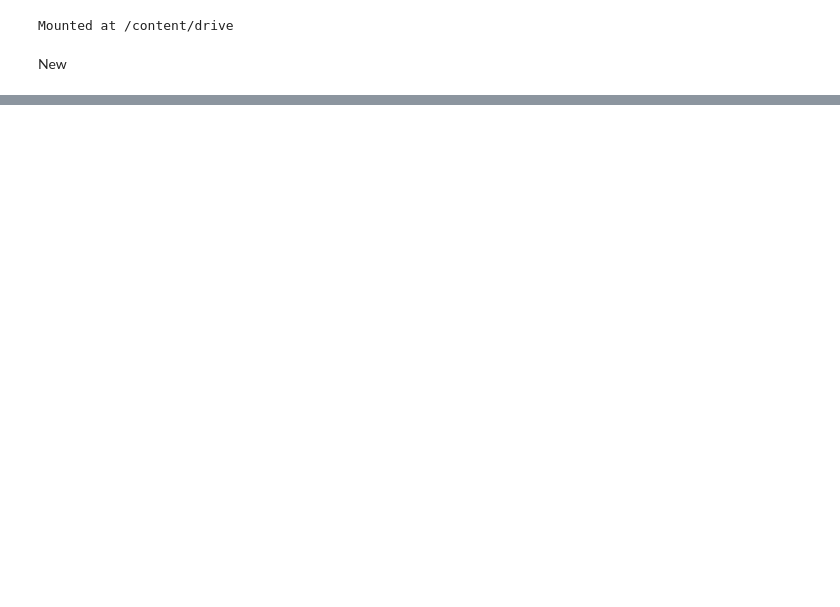
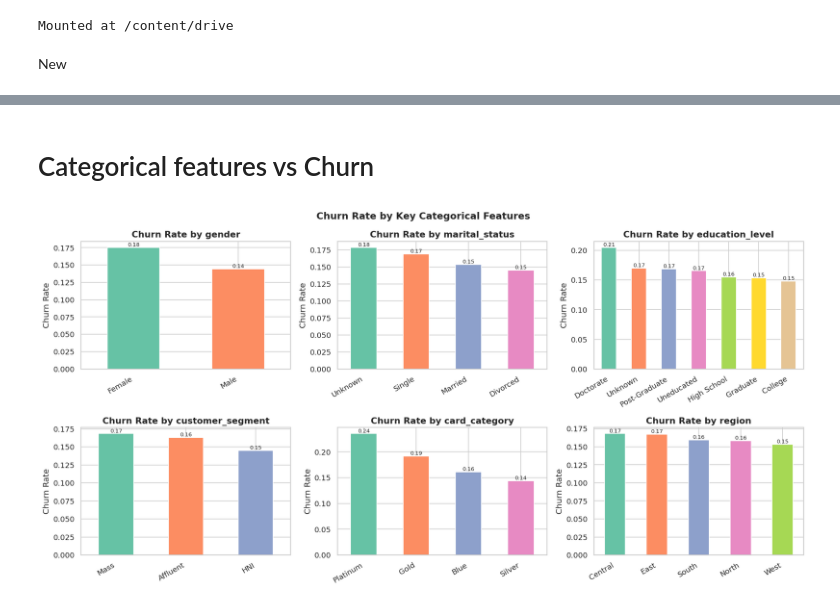
Before and after one commit to ayushi226-del/churnzero, a Jupyter notebook: churn_0.ipynb, the cells around one changed output, grey strips where cells are left out. Saved outputs shown, nothing was run; the diff lists cells and outputs as text; code cells hidden in the pictures; blank space fills up the shorter version.

```diff
--- a/churn_0.ipynb
+++ b/churn_0.ipynb
@@ -31,0 +212,28 @@ FileNotFoundError: [Errno 2] No such file or directory: '/content/drive/MyDrive/
+# %% [markdown]
+# Categorical features vs Churn
+# %%
+# ── 3c. Categorical features vs Churn ────────────────────────────────────
+top_cats = ['gender', 'marital_status', 'education_level',
+            'customer_segment', 'card_category', 'region']
+
+fig, axes = plt.subplots(2, 3, figsize=(16, 8))
+axes = axes.flatten()
+
+for i, col in enumerate(top_cats):
+    churn_rate = df.groupby(col)['churn'].mean().sort_values(ascending=False)
+    churn_rate.plot(kind='bar', ax=axes[i], color=sns.color_palette('Set2'),
+                   edgecolor='white', linewidth=1)
+    axes[i].set_title(f'Churn Rate by {col}', fontweight='bold')
+    axes[i].set_ylabel('Churn Rate')
+    axes[i].set_xlabel('')
+    axes[i].set_xticklabels(axes[i].get_xticklabels(), rotation=30, ha='right')
+    for bar in axes[i].patches:
+        axes[i].annotate(f'{bar.get_height():.2f}',
+                         (bar.get_x() + bar.get_width() / 2, bar.get_height()),
+                         ha='center', va='bottom', fontsize=8)
+
+plt.suptitle('Churn Rate by Key Categorical Features', fontsize=14, fontweight='bold')
+plt.tight_layout()
+plt.show()
+# %% [output]
+[figure, added]
```
Also changed, not shown: parts of 19 cells of this notebook.
